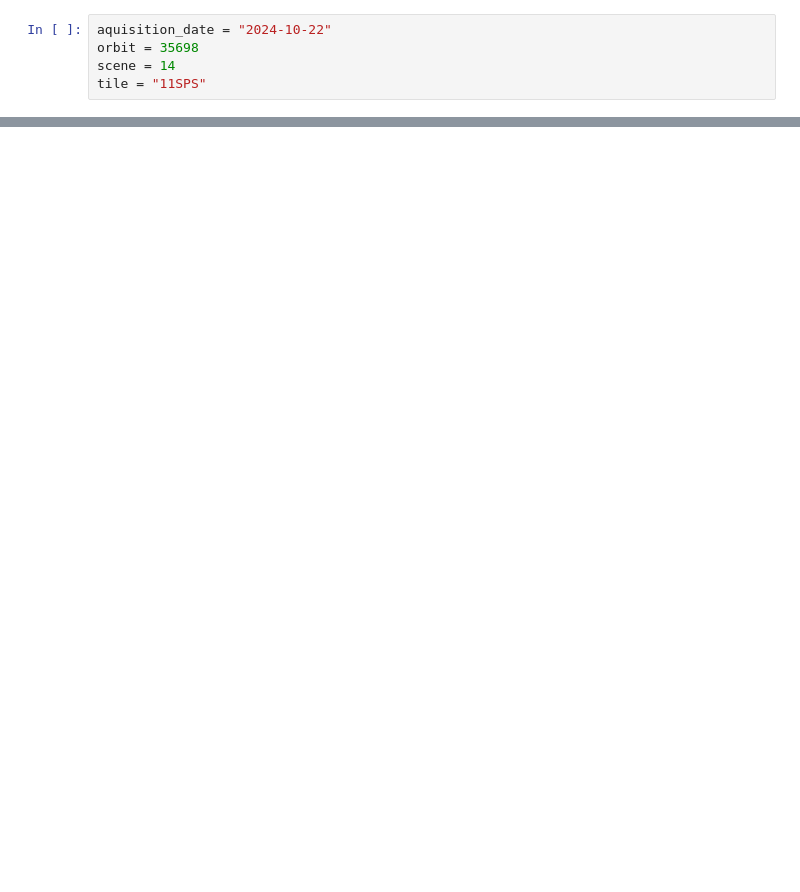
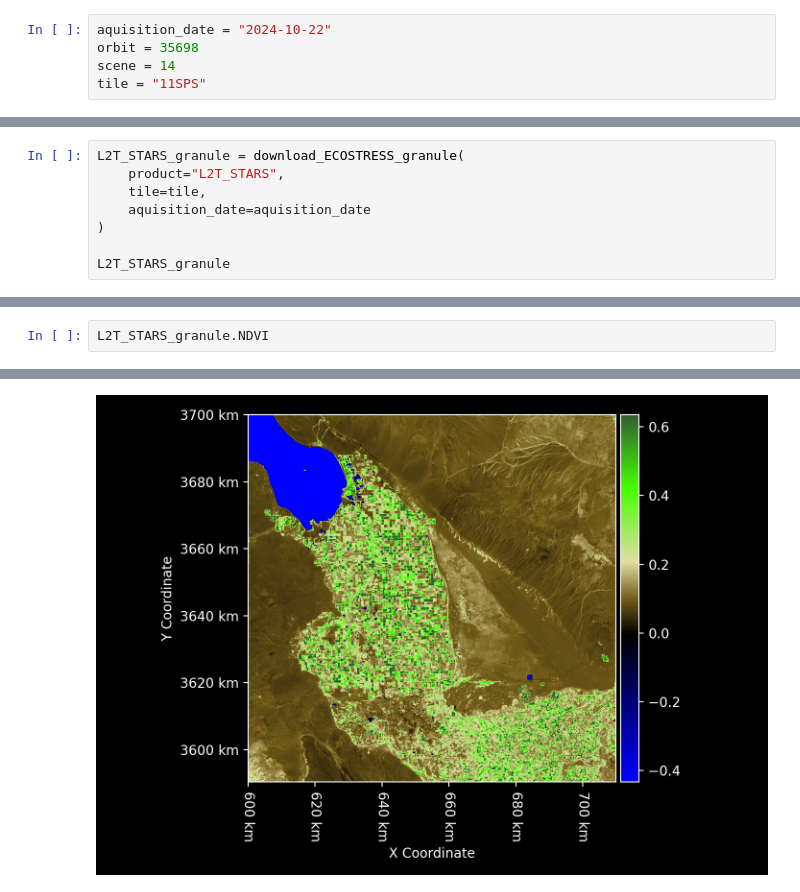
Before and after one commit to ECOSTRESS-Collection-2/ECOv002-CMR, a Jupyter notebook: ECOSTRESS Granule Download.ipynb, the cells around one changed output, grey strips where cells are left out. Cells and saved outputs as stored; diff of their text form; blank space fills up the shorter version.

```diff
--- a/ECOSTRESS Granule Download.ipynb
+++ b/ECOSTRESS Granule Download.ipynb
@@ -102,0 +46,8 @@ def download_ECOSTRESS_granule_files(
+# %%
+L2T_STARS_granule = download_ECOSTRESS_granule(
+    product="L2T_STARS",
+    tile=tile,
+    aquisition_date=aquisition_date
+)
+
+L2T_STARS_granule
@@ -102,0 +70,3 @@ def download_ECOSTRESS_granule_files(
+# %%
+L2T_STARS_granule.NDVI
+# %% [output]
@@ -103 +75,2 @@ def download_ECOSTRESS_granule_files(
+[figure, added]
 # %%
```
Also changed, not shown: parts of 9 cells of this notebook, 6 other files.
